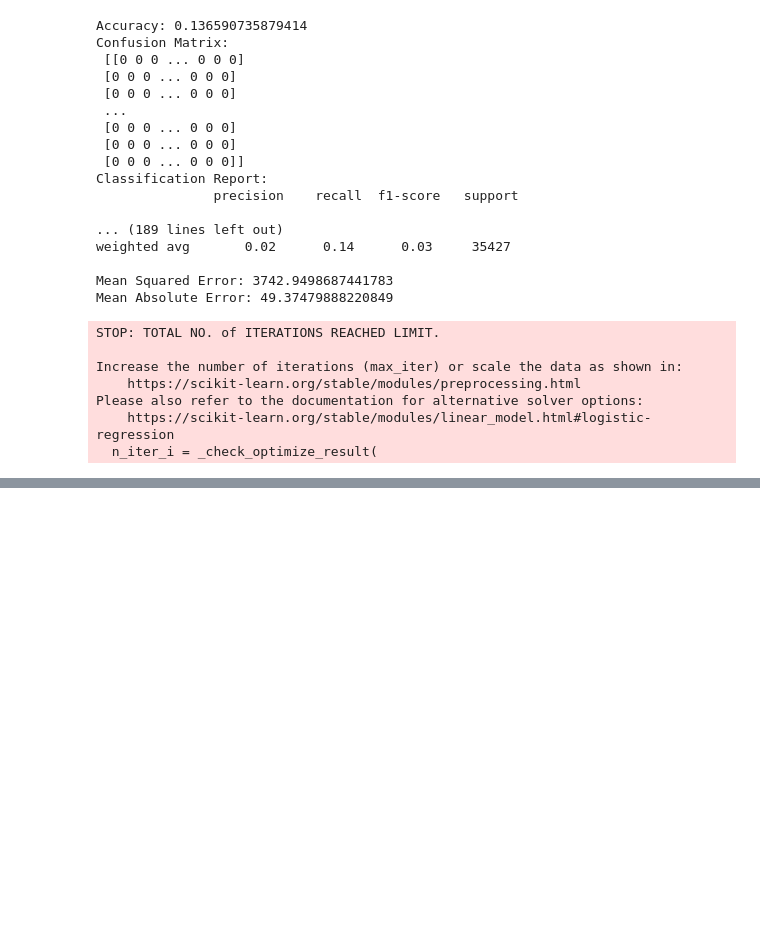
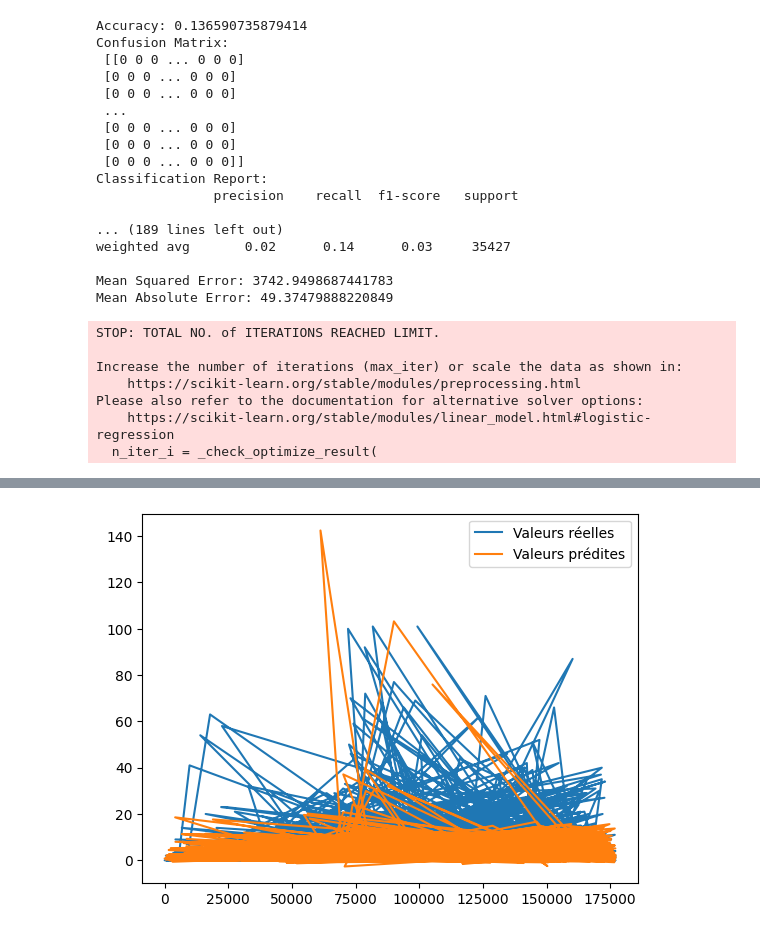
Before and after one commit to ThomasAlvarezRodriguez/AIC, a Jupyter notebook: AIC_IA_Alexandre.ipynb, the cells around one changed output, grey strips where cells are left out. Cells and saved outputs as stored; diff of their text form; code cells hidden in the pictures; blank space fills up the shorter version.

Commit message:
tentative de predict nkill nwound réseaux neurones

```diff
--- a/AIC_IA_Alexandre.ipynb
+++ b/AIC_IA_Alexandre.ipynb
@@ -235,3 +233,81 @@ Increase the number of iterations (max_iter) or scale the data as shown in:
 Please also refer to the documentation for alternative solver options:
     https://scikit-learn.org/stable/modules/linear_model.html#logistic-regression
   n_iter_i = _check_optimize_result(
+# %%
+# Nouvelle approche, avec sélection de variables, puis réseau de neurones pour la prédiction du nombre de victimes (nkill et nwound)
+from sklearn.feature_selection import SelectKBest
+from sklearn.feature_selection import chi2
+from sklearn.preprocessing import MinMaxScaler
+from sklearn.neural_network import MLPRegressor
+from sklearn.preprocessing import MultiLabelBinarizer
+# Sélectionner les colonnes pour l'entrée (X) et la sortie (y), en évitant les données négatives dans X
+data_pos= data[data >= 0].dropna()
+X = data_pos.drop(['nkill', 'nwound'], axis=1)
+# Get the target variables
+y = data_pos[['nkill', 'nwound']]
+
+# Use MultiLabelBinarizer to binarize the target variables
+mlb = MultiLabelBinarizer()
+y_binarized = mlb.fit_transform(y.values)
+
+# Use SelectKBest to select the best features
+X_new = SelectKBest(chi2, k=10).fit_transform(X, y_binarized)
+
+# Normaliser les données
+scaler = MinMaxScaler()
+X_new = scaler.fit_transform(X_new)
+
+# Diviser les données en ensembles d'entraînement et de test
+X_train, X_test, y_train, y_test = train_test_split(X_new, y, test_size=0.2, random_state=42)
+
+# Entraîner le réseau de neurones
+mlp = MLPRegressor(hidden_layer_sizes=(100, 100, 100), max_iter=1000)
+mlp.fit(X_train, y_train)
+
+# Prédictions
+y_pred = mlp.predict(X_test)
+
+# Évaluer le modèle
+mse = mean_squared_error(y_test, y_pred)
+mae = mean_absolute_error(y_test, y_pred)
+
+print("Mean Squared Error:", mse)
+print("Mean Absolute Error:", mae)
+
+# Test et graphs.
+from sklearn.metrics import r2_score
+
+# R-squared
+r2 = r2_score(y_test, y_pred)
+print("R-squared:", r2)
+
+# RMSE
+rmse = np.sqrt(mse)
+print("Root Mean Squared Error:", rmse)
+
+# MAPE
+mape = np.mean(np.abs((y_test - y_pred) / (y_test + 1e-10))) * 100
+
+# Graphique de prédiction (par exemple pour 'nkill')
+plt.plot(y_test.index, y_test['nkill'], label='Valeurs réelles')
+plt.plot(y_test.index, y_pred[:, 0], label='Valeurs prédites')  # Colonne 0 pour 'nkill'
+plt.legend()
+plt.show()
+
+# Définir un seuil d'erreur acceptable (en pourcentage)
+seuil_erreur = 10
+
+# Calculer l'erreur relative pour chaque prédiction
+erreurs_relatives = np.abs((y_test - y_pred) / (y_test + 1e-10)) * 100
+
+# Calculer la proportion de prédictions dont l'erreur relative est inférieure au seuil
+precision_nkill = np.sum(erreurs_relatives['nkill'] <= seuil_erreur) / len(erreurs_relatives['nkill']) * 100
+precision_nwound = np.sum(erreurs_relatives['nwound'] <= seuil_erreur) / len(erreurs_relatives['nwound']) * 100
+
+print(f"Précision des prédictions pour 'nkill' (seuil = {seuil_erreur}%): {precision_nkill:.2f}%")
+print(f"Précision des prédictions pour 'nwound' (seuil = {seuil_erreur}%): {precision_nwound:.2f}%")
+
+# Calculer la précision du modèle en pourcentage
+precision = mlp.score(X_test, y_test) * 100
+print("Précision:", precision, "%")
+# %% [output]
@@ -237,0 +318 @@ Please also refer to the documentation for alternative solver options:
+[figure, added]
```
Also changed, not shown: parts of 3 cells of this notebook.
